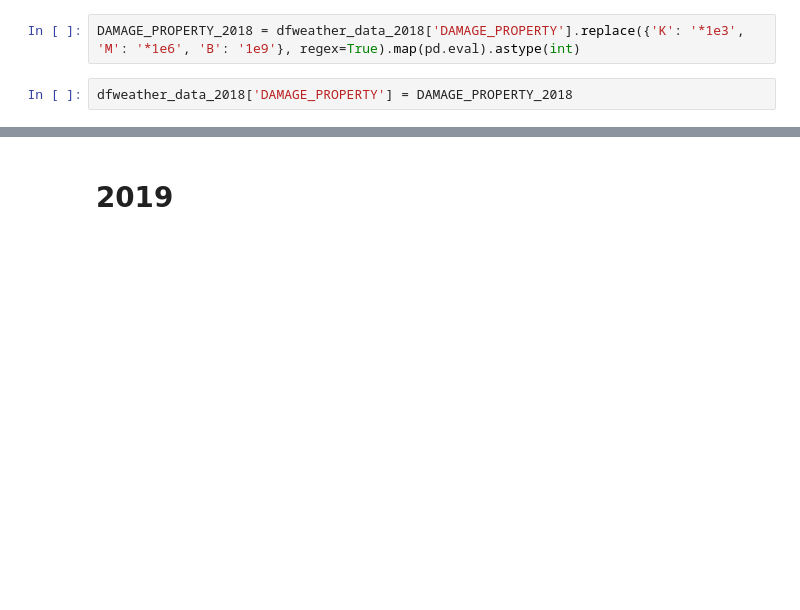
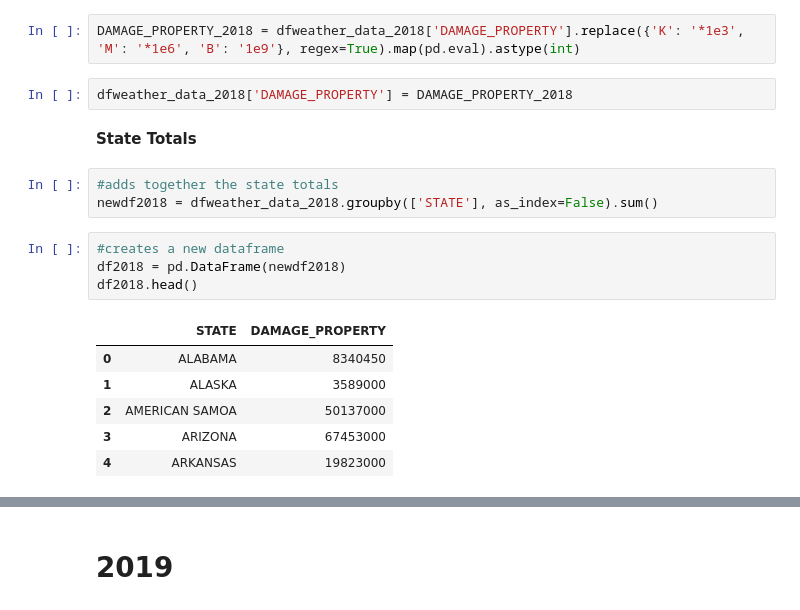
Before and after one commit to lmstephens/Build-Week1, a Jupyter notebook: 2013_2019weather.ipynb, the cells around one changed output, grey strips where cells are left out. Drawn from its saved outputs; the diff is of its cells as text; blank space fills up the shorter version.

```diff
--- a/2013_2019weather.ipynb
+++ b/2013_2019weather.ipynb
@@ -838,3 +838,19 @@ dfweather_data_2018 = dfweather_data_2018.dropna()
 DAMAGE_PROPERTY_2018 = dfweather_data_2018['DAMAGE_PROPERTY'].replace({'K': '*1e3', 'M': '*1e6', 'B': '1e9'}, regex=True).map(pd.eval).astype(int)
 # %%
 dfweather_data_2018['DAMAGE_PROPERTY'] = DAMAGE_PROPERTY_2018
+# %% [markdown]
+**State Totals**
+# %%
+#adds together the state totals
+newdf2018 = dfweather_data_2018.groupby(['STATE'], as_index=False).sum()
+# %%
+#creates a new dataframe
+df2018 = pd.DataFrame(newdf2018)
+df2018.head()
+# %% [output]
+|  | STATE | DAMAGE_PROPERTY |
+| 0 | ALABAMA | 8340450 |
+| 1 | ALASKA | 3589000 |
+| 2 | AMERICAN SAMOA | 50137000 |
+| 3 | ARIZONA | 67453000 |
+| 4 | ARKANSAS | 19823000 |
```
Also changed, not shown: parts of 7 cells of this notebook.
